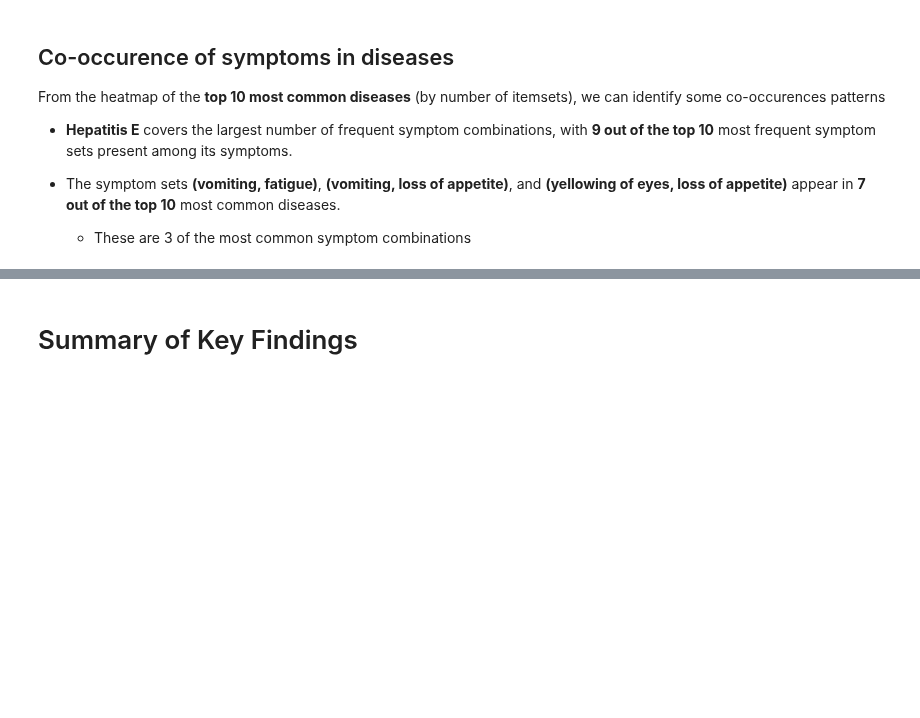
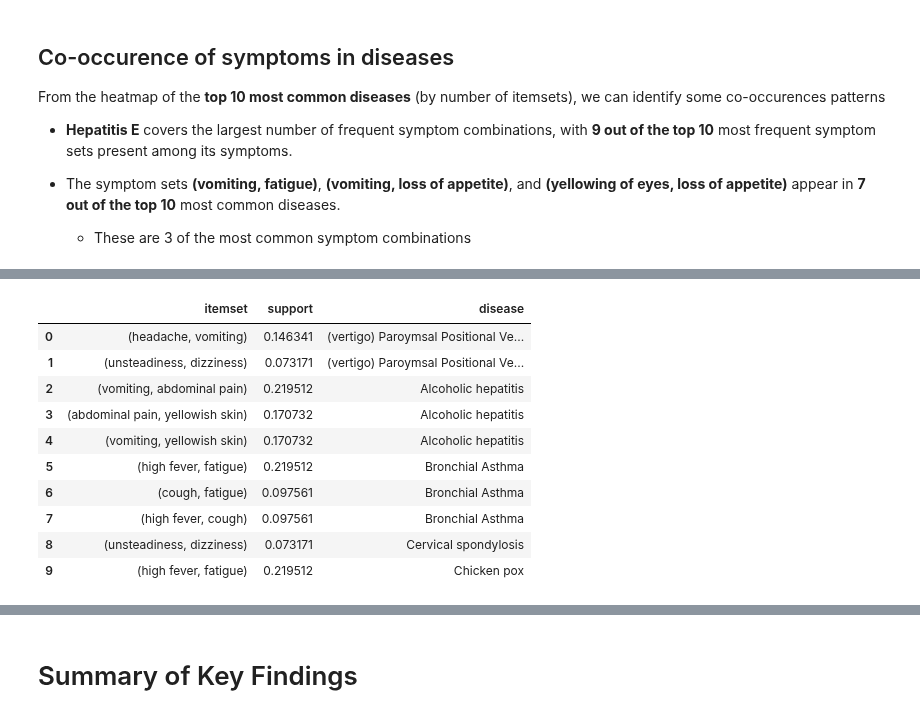
Before and after one commit to oscarqjh/SC4020-Group-Project-2, a Jupyter notebook: notebooks/task1/symptom_analysis.ipynb, the cells around one changed output, grey strips where cells are left out. Cells and saved outputs as stored; diff of their text form; code cells hidden in the pictures; blank space fills up the shorter version.

```diff
--- a/notebooks/task1/symptom_analysis.ipynb
+++ b/notebooks/task1/symptom_analysis.ipynb
@@ -627,0 +636,57 @@ From the heatmap of the **top 10 most common diseases** (by number of itemsets),
+# %%
+# Filter frequent itemsets: size >= 2 and support > 0.05
+filtered_itemsets = saved_frequent_itemsets[
+    (saved_frequent_itemsets['itemset_size'] >= 2) &
+    (saved_frequent_itemsets['support'] > 0.05)
+].copy()
+
+print(f"Filtered to {len(filtered_itemsets)} itemsets (size >= 2, support > 0.05)")
+print(f"Support range: {filtered_itemsets['support'].min():.4f} to {filtered_itemsets['support'].max():.4f}")
+
+# Build a list of records: {itemset, support, disease}
+disease_itemsets_records = []
+
+for disease, symptoms in disease_to_transaction.items():
+    disease_symptom_set = set(symptoms)
+
+    # Find all filtered itemsets that are subsets of this disease's symptoms
+    for idx, row in filtered_itemsets.iterrows():
+        itemset = row['itemsets']
+        support = row['support']
+
+        # Check if itemset is a subset of disease symptoms
+        if itemset.issubset(disease_symptom_set):
+            disease_itemsets_records.append({
+                'itemset': itemset,
+                'support': support,
+                'disease': disease
+            })
+
+# Create dataframe
+disease_itemsets_df = pd.DataFrame(disease_itemsets_records)
+
+print(f"\nTotal records before filtering: {len(disease_itemsets_df)}")
+print(f"Unique diseases: {disease_itemsets_df['disease'].nunique()}")
+print(f"Unique itemsets: {disease_itemsets_df['itemset'].nunique()}")
+
+# Store the full count per disease for visualization (before filtering)
+itemsets_per_disease_full = disease_itemsets_df.groupby('disease').size().sort_values(ascending=False)
+
+# Keep only top 3 highest support itemsets per disease
+disease_itemsets_df = disease_itemsets_df.groupby('disease', group_keys=False).apply(
+    lambda x: x.nlargest(3, 'support')
+).reset_index(drop=True)
+
+print(f"\nTotal records after keeping top 3 per disease: {len(disease_itemsets_df)}")
+print(f"Unique diseases with itemsets: {disease_itemsets_df['disease'].nunique()}")
+
+
+# Save to pickle file
+output_path = project_root / 'outputs' / 'disease_frequent_itemsets.pkl'
+disease_itemsets_df.to_pickle(output_path)
+print(f"\nExported to: {output_path}")
+
+# Display sample of the data
+print("\nSample data (first 10 rows):")
+display(disease_itemsets_df.head(10))
+# %% [output]
@@ -627,0 +706,11 @@ From the heatmap of the **top 10 most common diseases** (by number of itemsets),
+|  | itemset | support | disease |
+| 0 | (headache, vomiting) | 0.146341 | (vertigo) Paroymsal Positional Ve... |
+| 1 | (unsteadiness, dizziness) | 0.073171 | (vertigo) Paroymsal Positional Ve... |
+| 2 | (vomiting, abdominal pain) | 0.219512 | Alcoholic hepatitis |
+| 3 | (abdominal pain, yellowish skin) | 0.170732 | Alcoholic hepatitis |
+| 4 | (vomiting, yellowish skin) | 0.170732 | Alcoholic hepatitis |
+| 5 | (high fever, fatigue) | 0.219512 | Bronchial Asthma |
+| 6 | (cough, fatigue) | 0.097561 | Bronchial Asthma |
+| 7 | (high fever, cough) | 0.097561 | Bronchial Asthma |
+| 8 | (unsteadiness, dizziness) | 0.073171 | Cervical spondylosis |
+| 9 | (high fever, fatigue) | 0.219512 | Chicken pox |
```
Also changed, not shown: parts of 12 cells of this notebook, 1 other file.
